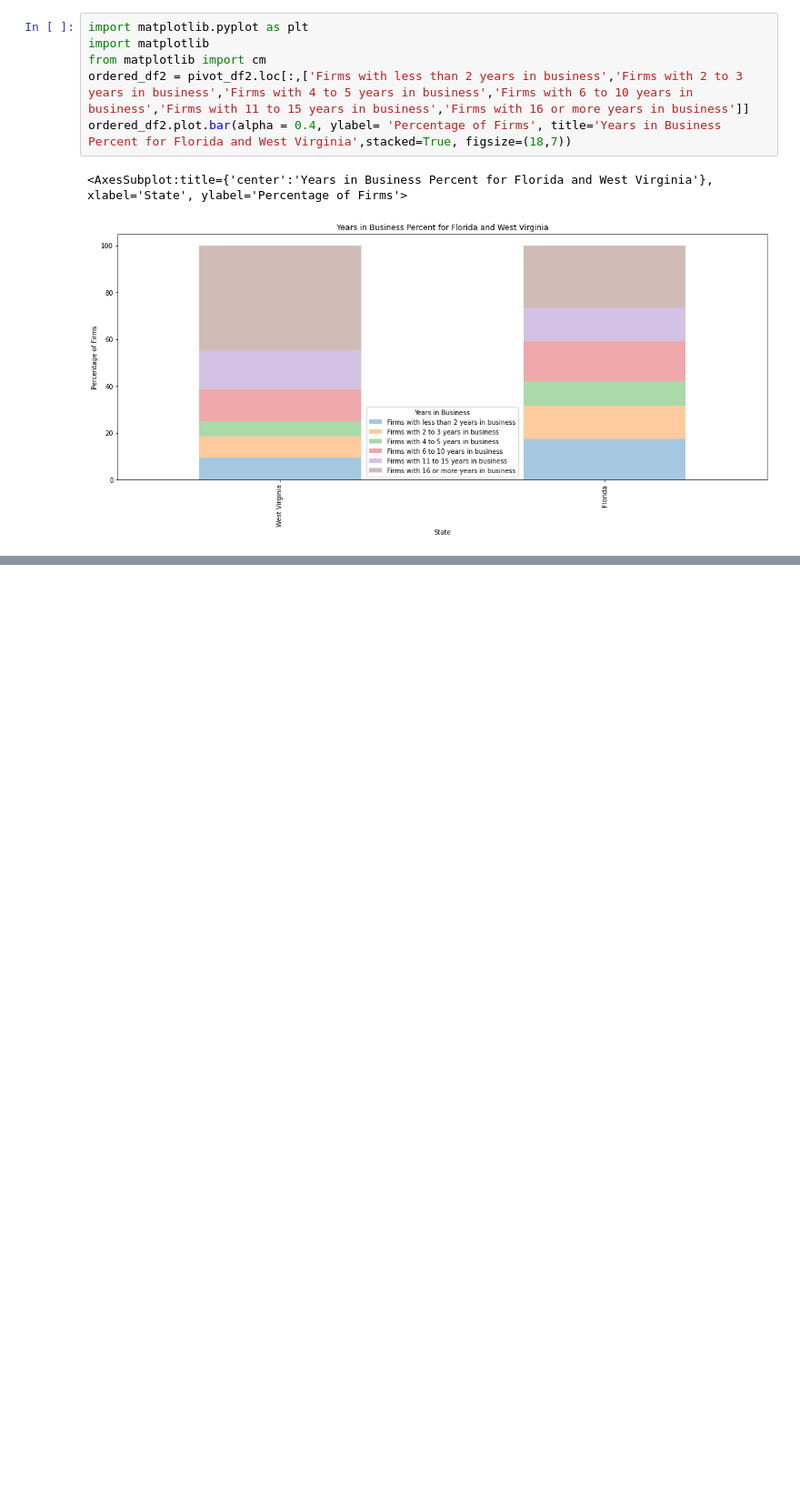
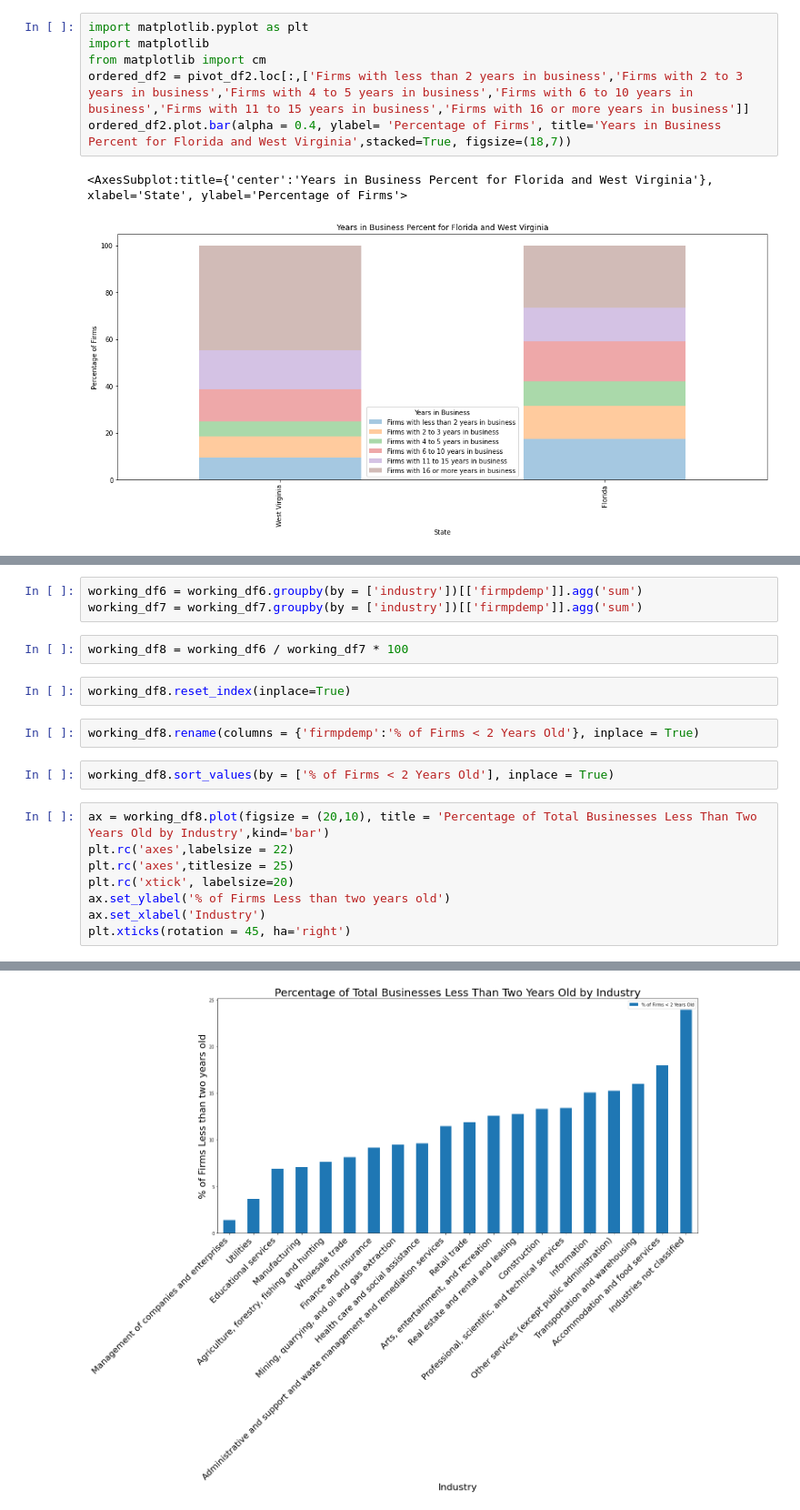
Before and after one commit to jedc4xer/abs_group_assessment, a Jupyter notebook: RyanVisuals.ipynb, the cells around one changed output, grey strips where cells are left out. Shown at 91% size. Cells and saved outputs as stored; diff of their text form; blank space fills up the shorter version.

Commit message:
AddedThirdVisual

```diff
--- a/RyanVisuals.ipynb
+++ b/RyanVisuals.ipynb
@@ -471,0 +483,20 @@ NameError: name 'plot' is not defined
+# %%
+working_df6 = working_df6.groupby(by = ['industry'])[['firmpdemp']].agg('sum')
+working_df7 = working_df7.groupby(by = ['industry'])[['firmpdemp']].agg('sum')
+# %%
+working_df8 = working_df6 / working_df7 * 100
+# %%
+working_df8.reset_index(inplace=True)
+# %%
+working_df8.rename(columns = {'firmpdemp':'% of Firms < 2 Years Old'}, inplace = True)
+# %%
+working_df8.sort_values(by = ['% of Firms < 2 Years Old'], inplace = True)
+# %%
+ax = working_df8.plot(figsize = (20,10), title = 'Percentage of Total Businesses Less Than Two Years Old by Industry',kind='bar')
+plt.rc('axes',labelsize = 22)
+plt.rc('axes',titlesize = 25)
+plt.rc('xtick', labelsize=20)
+ax.set_ylabel('% of Firms Less than two years old')
+ax.set_xlabel('Industry')
+plt.xticks(rotation = 45, ha='right')
+# %% [output]
@@ -471,0 +520 @@ NameError: name 'plot' is not defined
+[figure, added]
```
Also changed, not shown: parts of 8 cells of this notebook.
